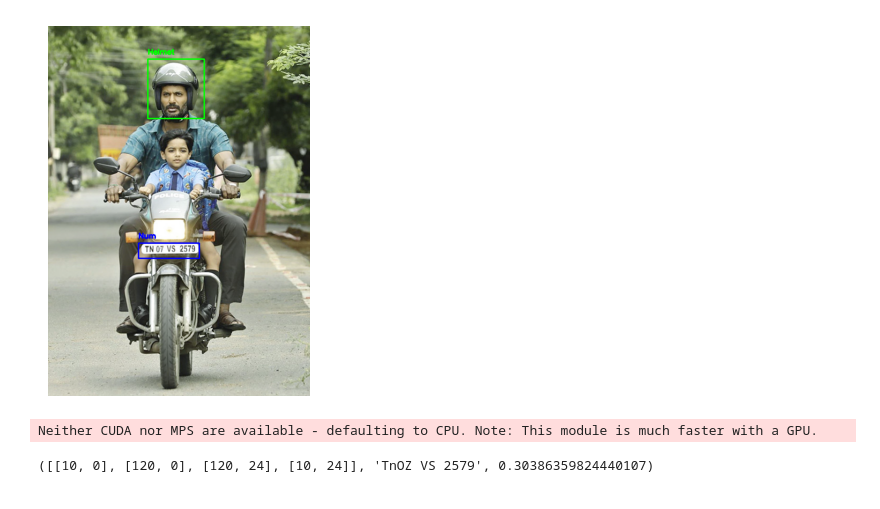
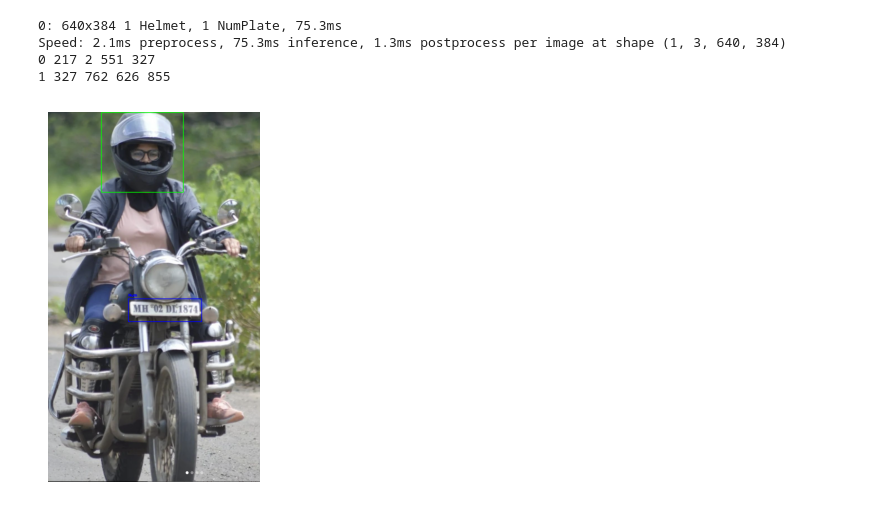
Before and after one commit to gurneksingh-99/Helmet_Detection, a Jupyter notebook: Testing.ipynb, the cells around one changed output. Drawn from its saved outputs; the diff is of its cells as text; code cells hidden in the pictures.

```diff
--- a/Testing.ipynb
+++ b/Testing.ipynb
@@ -52,11 +42,0 @@ import matplotlib.pyplot as plt
-# %%
-plt.imshow(cv2.cvtColor(image, cv2.COLOR_BGR2RGB))  # Convert BGR to RGB
-plt.axis("off")  # Hide axis
-plt.show()
-# %% [output]
-[figure, removed]
-# %%
-import easyocr
-ocr_reader = easyocr.Reader(['en'])
-# %% [output]
-Neither CUDA nor MPS are available - defaulting to CPU. Note: This module is much faster with a GPU.
@@ -65,4 +43,8 @@ result = ocr_reader.readtext(gray_plate)[0]
-# %%
-result
-# %% [output]
-([[10, 0], [120, 0], [120, 24], [10, 24]], 'TnOZ VS 2579', 0.30386359824440107)
+# %%
+detect(image)
+# %% [output]
+0: 640x384 1 Helmet, 1 NumPlate, 75.3ms
+Speed: 2.1ms preprocess, 75.3ms inference, 1.3ms postprocess per image at shape (1, 3, 640, 384)
+0 217 2 551 327
+1 327 762 626 855
+[figure, added]
```
Also changed, not shown: parts of 12 cells of this notebook.
